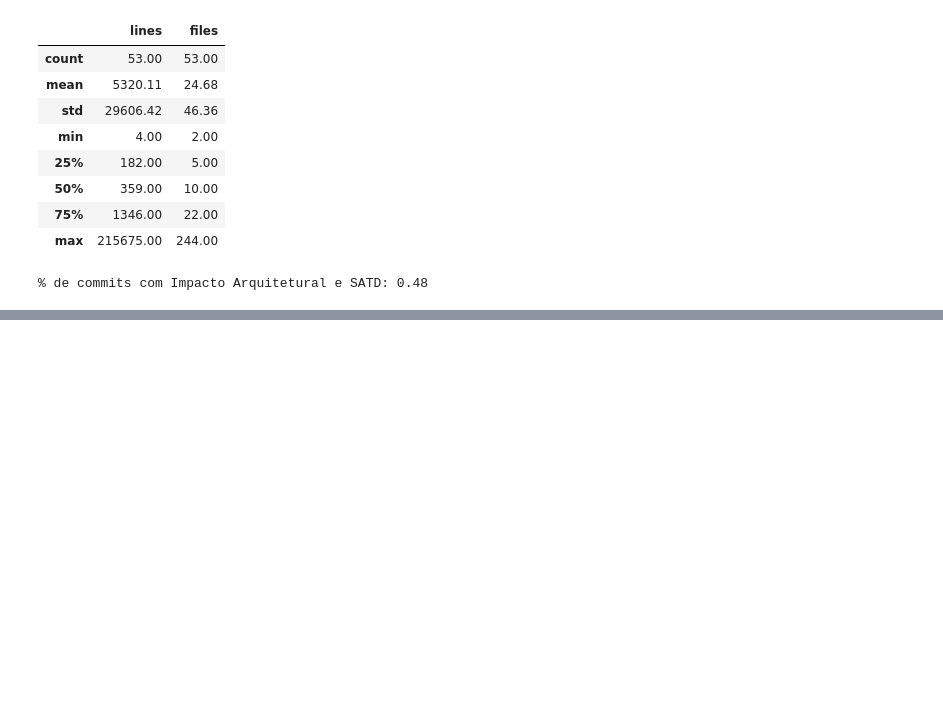
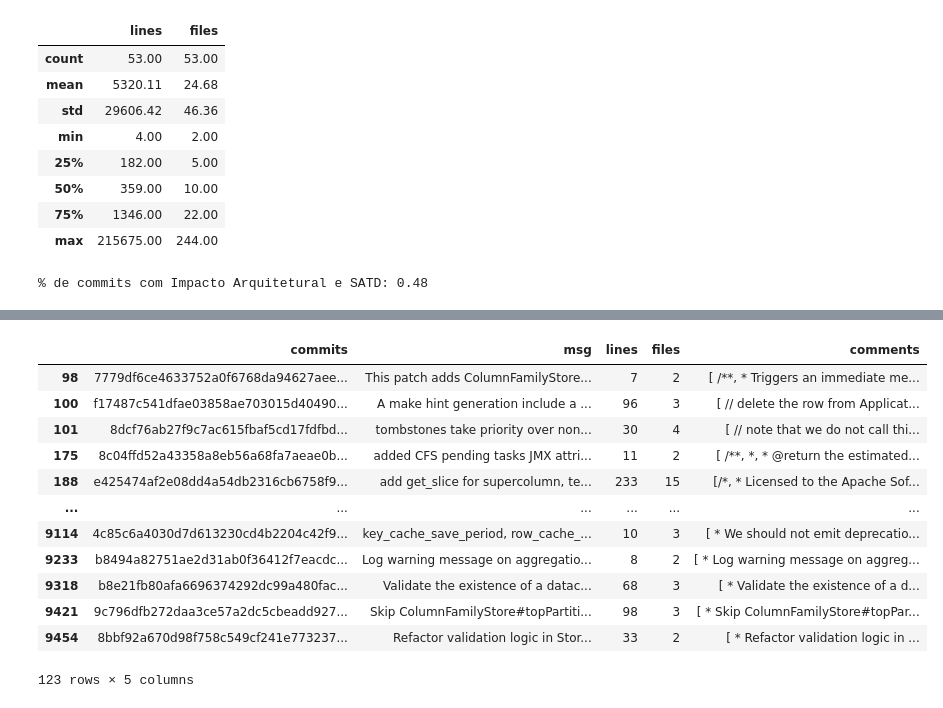
Before and after one commit to armandossrecife/my_validation, a Jupyter notebook: my_satd_cassandra.ipynb, the cells around one changed output, grey strips where cells are left out. Saved outputs shown, nothing was run; the diff lists cells and outputs as text; code cells hidden in the pictures; blank space fills up the shorter version.

```diff
--- a/my_satd_cassandra.ipynb
+++ b/my_satd_cassandra.ipynb
@@ -357,0 +491,17 @@ print(f'% de commits com Impacto Arquitetural e SATD: {p_commits_com_yes_ai}')
+# %%
+df_cassandra_commits_issues_no_ai_no_satd = df_commit_diffs_aux_no_satd[df_commit_diffs_aux_no_satd.commits.isin(lista_cassandra_commits_issues_no_ai)]
+df_cassandra_commits_issues_no_ai_no_satd
+# %% [output]
+|  | commits | msg | lines | files | comments |
+| 98 | 7779df6ce4633752a0f6768da94627aee... | This patch adds ColumnFamilyStore... | 7 | 2 | [ /**, * Triggers an immediate me... |
+| 100 | f17487c541dfae03858ae703015d40490... | A make hint generation include a ... | 96 | 3 | [ // delete the row from Applicat... |
+| 101 | 8dcf76ab27f9c7ac615fbaf5cd17fdfbd... | tombstones take priority over non... | 30 | 4 | [ // note that we do not call thi... |
+| 175 | 8c04ffd52a43358a8eb56a68fa7aeae0b... | added CFS pending tasks JMX attri... | 11 | 2 | [ /**, *, * @return the estimated... |
+| 188 | e425474af2e08dd4a54db2316cb6758f9... | add get_slice for supercolumn, te... | 233 | 15 | [/*, * Licensed to the Apache Sof... |
+| ... | ... | ... | ... | ... | ... |
+| 9114 | 4c85c6a4030d7d613230cd4b2204c42f9... | key_cache_save_period, row_cache_... | 10 | 3 | [ * We should not emit deprecatio... |
+| 9233 | b8494a82751ae2d31ab0f36412f7eacdc... | Log warning message on aggregatio... | 8 | 2 | [ * Log warning message on aggreg... |
+| 9318 | b8e21fb80afa6696374292dc99a480fac... | Validate the existence of a datac... | 68 | 3 | [ * Validate the existence of a d... |
+| 9421 | 9c796dfb272daa3ce57a2dc5cbeadd927... | Skip ColumnFamilyStore#topPartiti... | 98 | 3 | [ * Skip ColumnFamilyStore#topPar... |
+| 9454 | 8bbf92a670d98f758c549cf241e773237... | Refactor validation logic in Stor... | 33 | 2 | [ * Refactor validation logic in ... |
+123 rows × 5 columns
```
Also changed, not shown: parts of 13 cells of this notebook.
